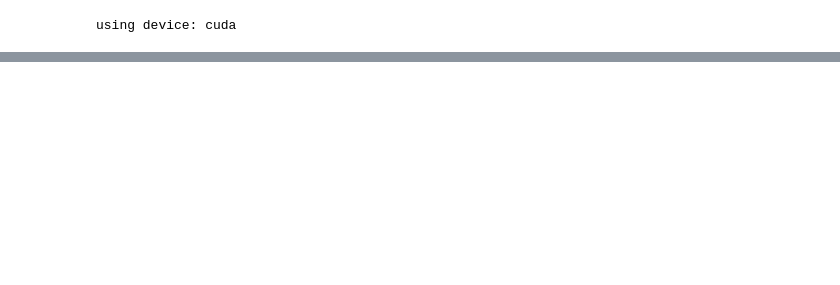
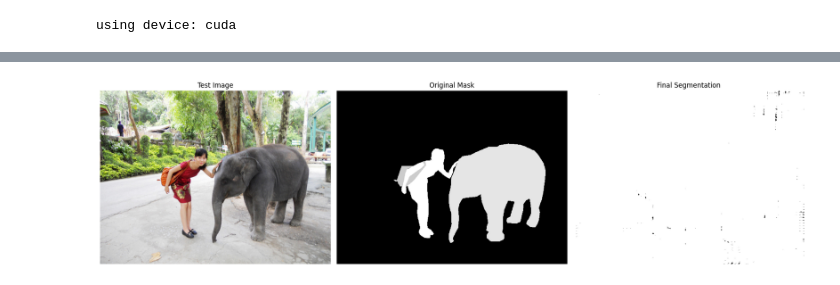
Before and after one commit to matthewkenely/SaRaCVPR, a Jupyter notebook: SAM2FT.ipynb, the cells around one changed output, grey strips where cells are left out. Cells and saved outputs as stored; diff of their text form; code cells hidden in the pictures; blank space fills up the shorter version.

```diff
--- a/SAM2FT.ipynb
+++ b/SAM2FT.ipynb
@@ -140,0 +166,19 @@ NotImplementedError: Please use the corresponding methods in SAM2VideoPredictor
+# %%
+# Train mask decoder.
+predictor.predictor.model.sam_mask_decoder.train(True)
+
+# Train prompt encoder.
+predictor.predictor.model.sam_prompt_encoder.train(True)
+
+
+# Configure optimizer.
+optimizer=torch.optim.AdamW(params=predictor.predictor.model.parameters(),lr=0.0001,weight_decay=1e-4) #1e-5, weight_decay = 4e-5
+
+# Mix precision.
+# scaler = torch.cuda.amp.GradScaler()
+
+# No. of steps to train the model.
+NO_OF_STEPS = 3000 # @param
+
+# Fine-tuned model name.
+FINE_TUNED_MODEL_NAME = "fine_tuned_sam2_generator"
@@ -140,0 +315,71 @@ NotImplementedError: Please use the corresponding methods in SAM2VideoPredictor
+# %%
+selected_entry = random.choice(test_data)
+image_path = selected_entry['image']
+mask_path = selected_entry['annotation']
+
+# Load the selected image and mask
+image, mask = read_image(image_path, mask_path)
+
+# Generate random points for the input
+num_samples = 10  # Number of points per segment to sample
+# input_points = get_points(mask, num_samples)
+input_points = generate_random_points(image, num_samples)
+
+# Load the fine-tuned model
+FINE_TUNED_MODEL_WEIGHTS = "fine_tuned_sam2_1000.torch"
+sam2_model = build_sam2(model_cfg, checkpoint, device="cuda")
+
+# Build net and load weights
+predictor = SAM2ImagePredictor(sam2_model)
+predictor.model.load_state_dict(torch.load(FINE_TUNED_MODEL_WEIGHTS))
+
+# Perform inference and predict masks
+with torch.no_grad():
+   predictor.set_image(image)
+   masks, scores, logits = predictor.predict(
+       point_coords=input_points,
+       point_labels=np.ones([input_points.shape[0], 1])
+   )
+
+# Process the predicted masks and sort by scores
+np_masks = np.array(masks[:, 0])
+np_scores = scores[:, 0]
+sorted_masks = np_masks[np.argsort(np_scores)][::-1]
+
+# Initialize segmentation map and occupancy mask
+seg_map = np.zeros_like(sorted_masks[0], dtype=np.uint8)
+occupancy_mask = np.zeros_like(sorted_masks[0], dtype=bool)
+
+# Combine masks to create the final segmentation map
+for i in range(sorted_masks.shape[0]):
+   m = sorted_masks[i]
+   if (m * occupancy_mask).sum() / m.sum() > 0.15:
+       continue
+
+   mask_bool = m.astype(bool)
+   mask_bool[occupancy_mask] = False  # Set overlapping areas to False in the mask
+   seg_map[mask_bool] = i + 1  # Use boolean mask to index seg_map
+   occupancy_mask[mask_bool] = True  # Update occupancy_mask
+
+# Visualization: Show the original image, mask, and final segmentation side by side
+plt.figure(figsize=(18, 6))
+
+plt.subplot(1, 3, 1)
+plt.title('Test Image')
+plt.imshow(image)
+plt.axis('off')
+
+plt.subplot(1, 3, 2)
+plt.title('Original Mask')
+plt.imshow(mask, cmap='gray')
+plt.axis('off')
+
+plt.subplot(1, 3, 3)
+plt.title('Final Segmentation')
+plt.imshow(seg_map, cmap='gray')
+plt.axis('off')
+
+plt.tight_layout()
+plt.show()
+# %% [output]
+[figure, added]
```
Also changed, not shown: parts of 14 cells of this notebook.
